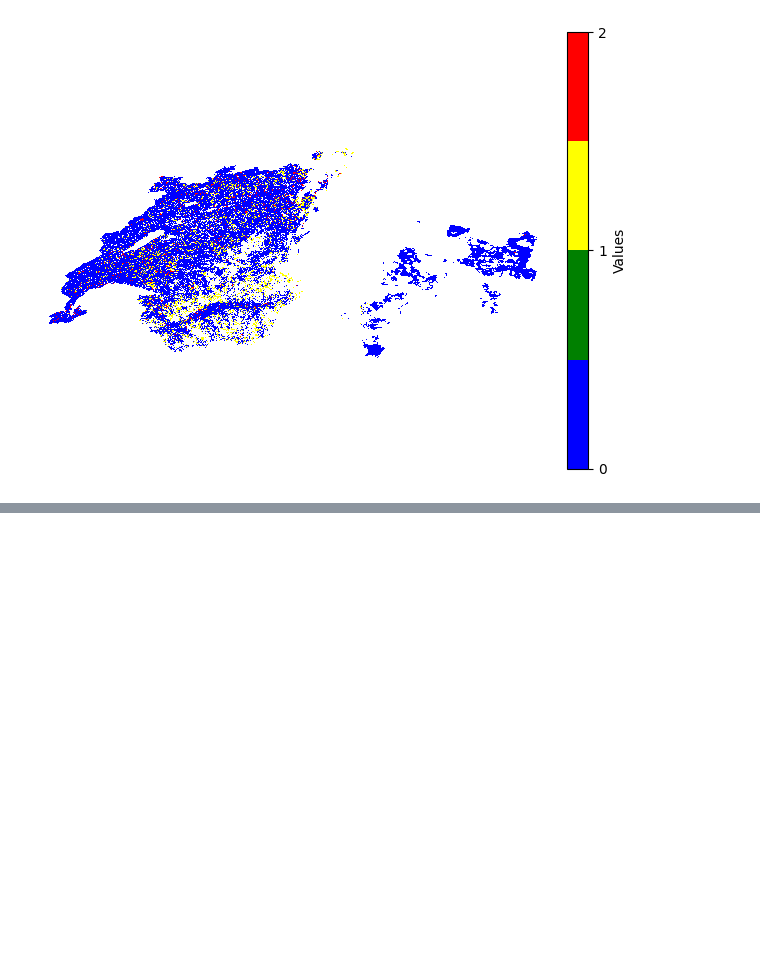
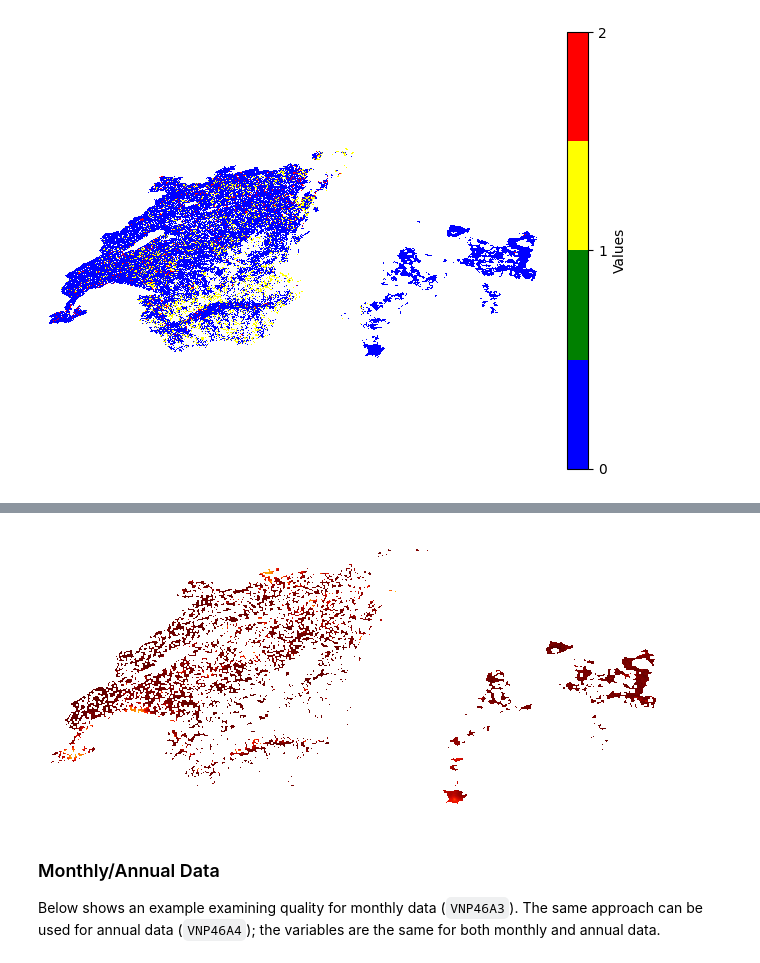
Before and after one commit to worldbank/blackmarblepy, a Jupyter notebook: examples/asses-quality.ipynb, the cells around one changed output, grey strips where cells are left out. Cells and saved outputs as stored; diff of their text form; code cells hidden in the pictures; blank space fills up the shorter version.

```diff
--- a/examples/asses-quality.ipynb
+++ b/examples/asses-quality.ipynb
@@ -196,0 +236,18 @@ plt.tight_layout()
+# %%
+ntl_r = bm_raster(roi = gdf,
+                   product_id = "VNP46A2",
+                   date = "2023-01-01",
+                   bearer = bearer,
+                   variable = "DNB_BRDF-Corrected_NTL",
+                   quality_flag_rm = [2, 255])
+# %%
+r_np = np.log(ntl_r.read(1)+1)
+plt.imshow(r_np, cmap=cc.cm.fire)
+plt.axis("off")
+plt.tight_layout()
+# %% [output]
+[figure, added]
+# %% [markdown]
+### Monthly/Annual Data <a name="ma"></a>
+
+Below shows an example examining quality for monthly data (`VNP46A3`). The same approach can be used for annual data (`VNP46A4`); the variables are the same for both monthly and annual data.
```
Also changed, not shown: parts of 25 cells of this notebook, 4 other files.
